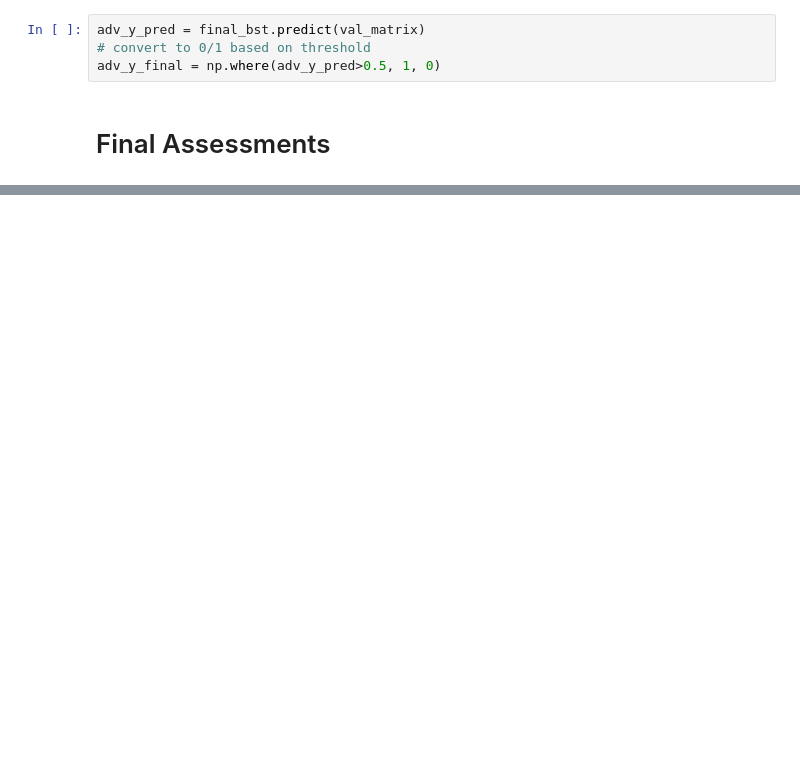
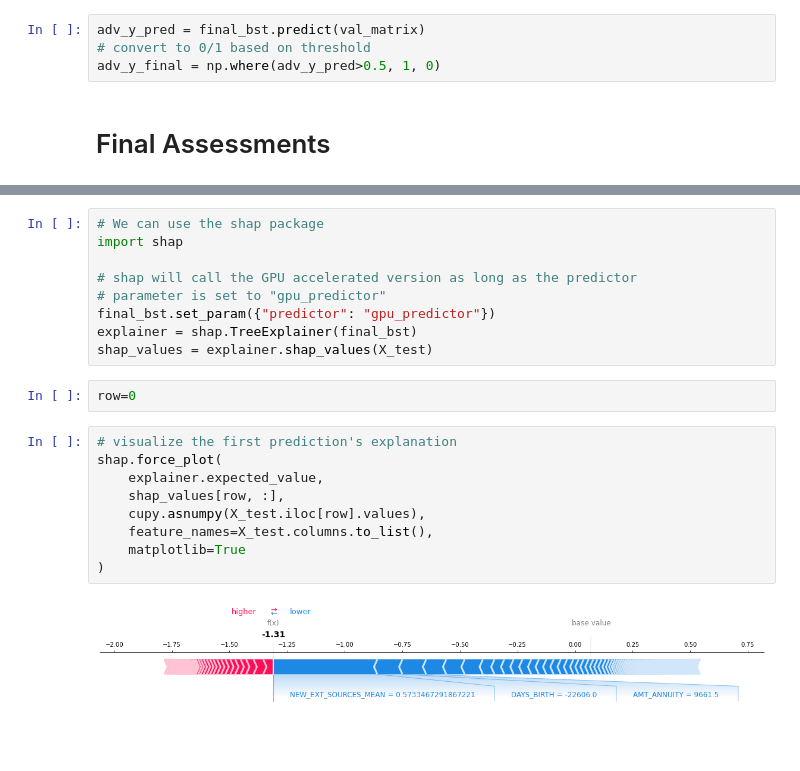
Before and after one commit to odog96/cml-rapids, a Jupyter notebook: Modelling.ipynb, the cells around one changed output, grey strips where cells are left out. Drawn from its saved outputs; the diff is of its cells as text; blank space fills up the shorter version.

```diff
--- a/Modelling.ipynb
+++ b/Modelling.ipynb
@@ -118,0 +179,22 @@ roc_auc_score(y_test, adv_y_pred)
+# %%
+# We can use the shap package
+import shap
+
+# shap will call the GPU accelerated version as long as the predictor
+# parameter is set to "gpu_predictor"
+final_bst.set_param({"predictor": "gpu_predictor"})
+explainer = shap.TreeExplainer(final_bst)
+shap_values = explainer.shap_values(X_test)
+# %%
+row=0
+# %%
+# visualize the first prediction's explanation
+shap.force_plot(
+    explainer.expected_value,
+    shap_values[row, :],
+    cupy.asnumpy(X_test.iloc[row].values),
+    feature_names=X_test.columns.to_list(),
+    matplotlib=True
+)
+# %% [output]
+[figure, added]
```
Also changed, not shown: parts of 20 cells of this notebook, 3 other files.
